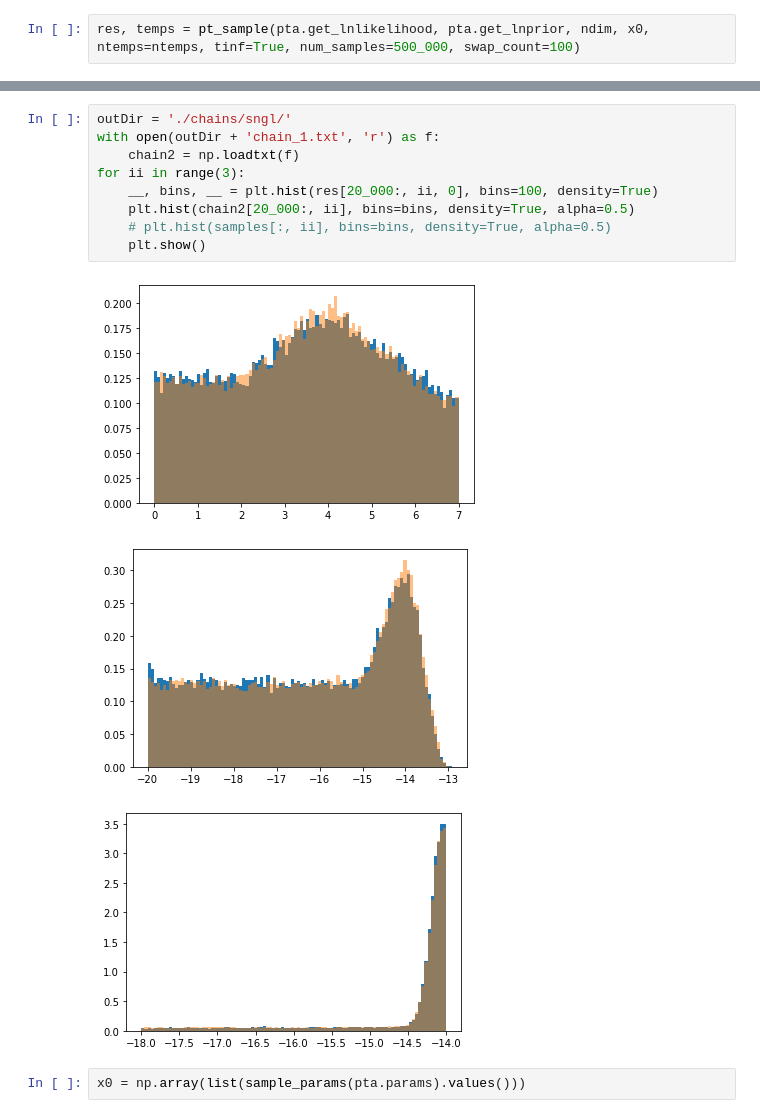
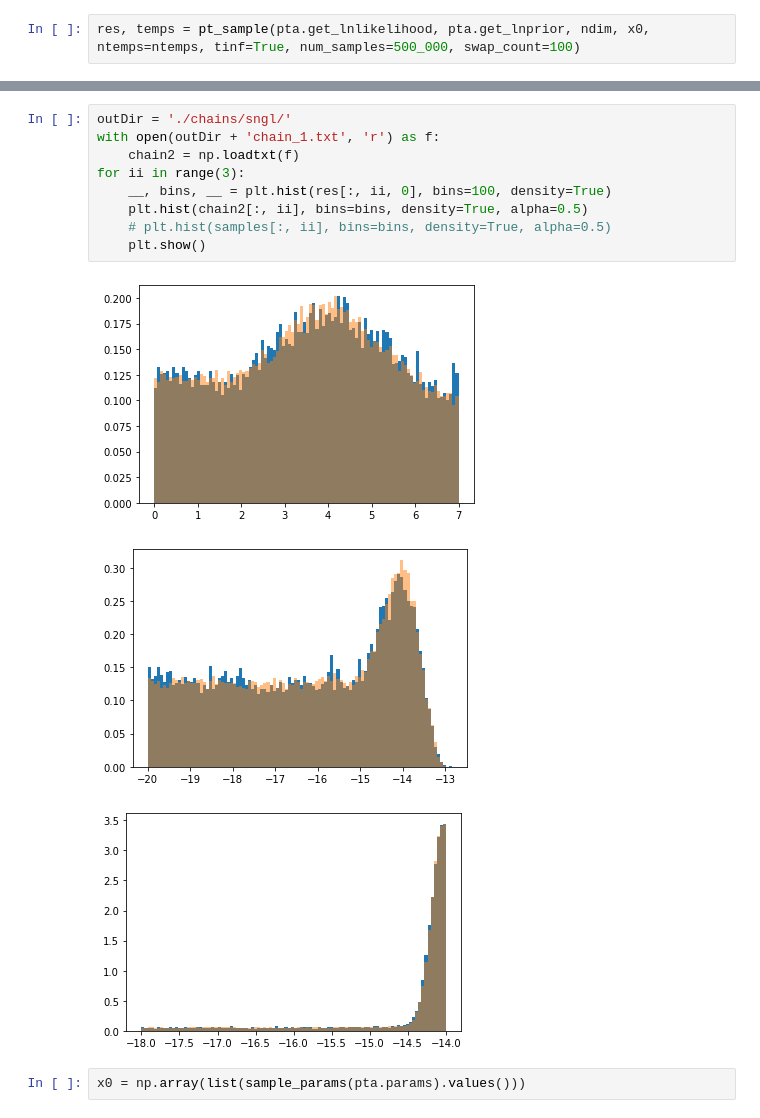
Before and after one commit to AaronDJohnson/impulse_mcmc, a Jupyter notebook: pta_test.ipynb, the cells around one changed output, grey strips where cells are left out. Drawn from its saved outputs; the diff is of its cells as text.

```diff
--- a/pta_test.ipynb
+++ b/pta_test.ipynb
@@ -41,16 +88,16 @@ plt.show()
 # %%
 outDir = './chains/sngl/'
 with open(outDir + 'chain_1.txt', 'r') as f:
     chain2 = np.loadtxt(f)
 for ii in range(3):
-    __, bins, __ = plt.hist(res[20_000:, ii, 0], bins=100, density=True)
-    plt.hist(chain2[20_000:, ii], bins=bins, density=True, alpha=0.5)
+    __, bins, __ = plt.hist(res[:, ii, 0], bins=100, density=True)
+    plt.hist(chain2[:, ii], bins=bins, density=True, alpha=0.5)
     # plt.hist(samples[:, ii], bins=bins, density=True, alpha=0.5)
     plt.show()
 # %% [output]
-[figure, old version]
+[figure, new version]
-[figure, old version]
+[figure, new version]
-[figure, old version]
+[figure, new version]
 # %%
 x0 = np.array(list(sample_params(pta.params).values()))
 # %%
```
Also changed, not shown: parts of 6 cells of this notebook, 2 other files.
